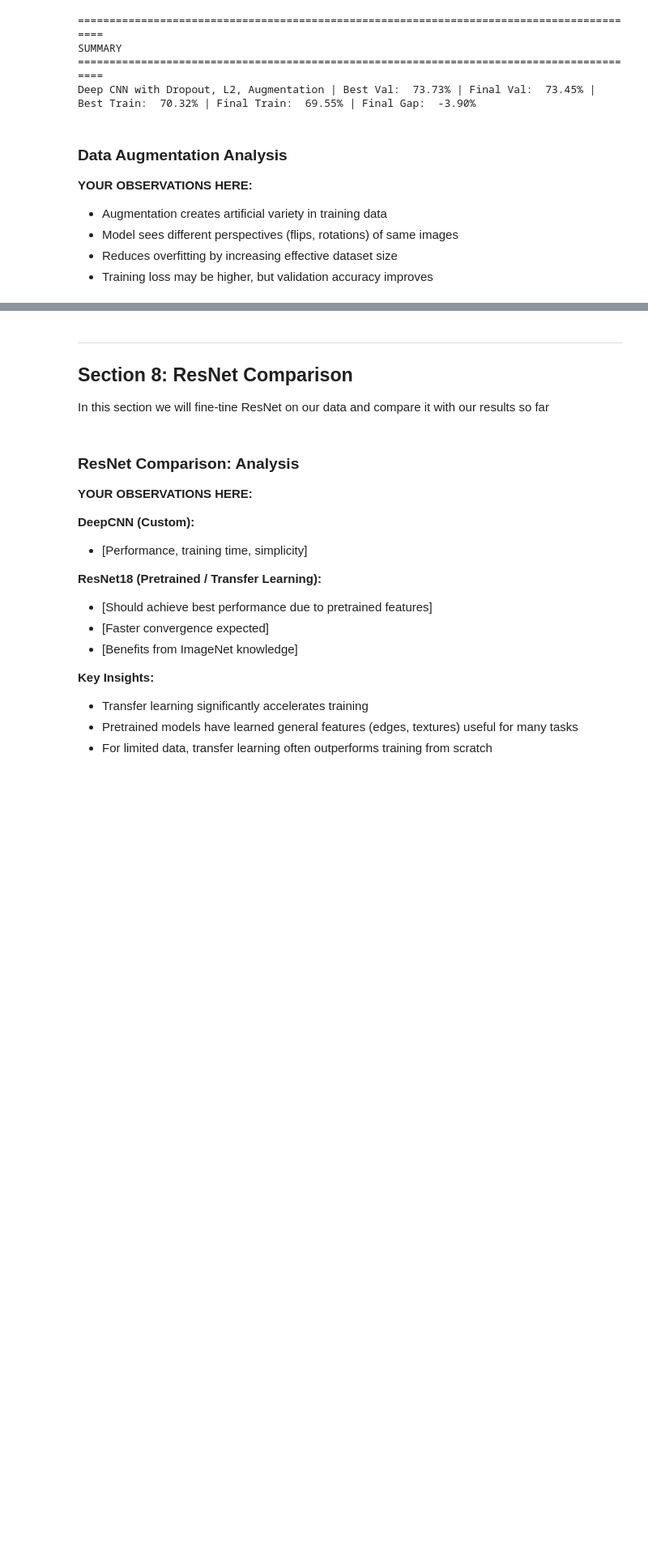
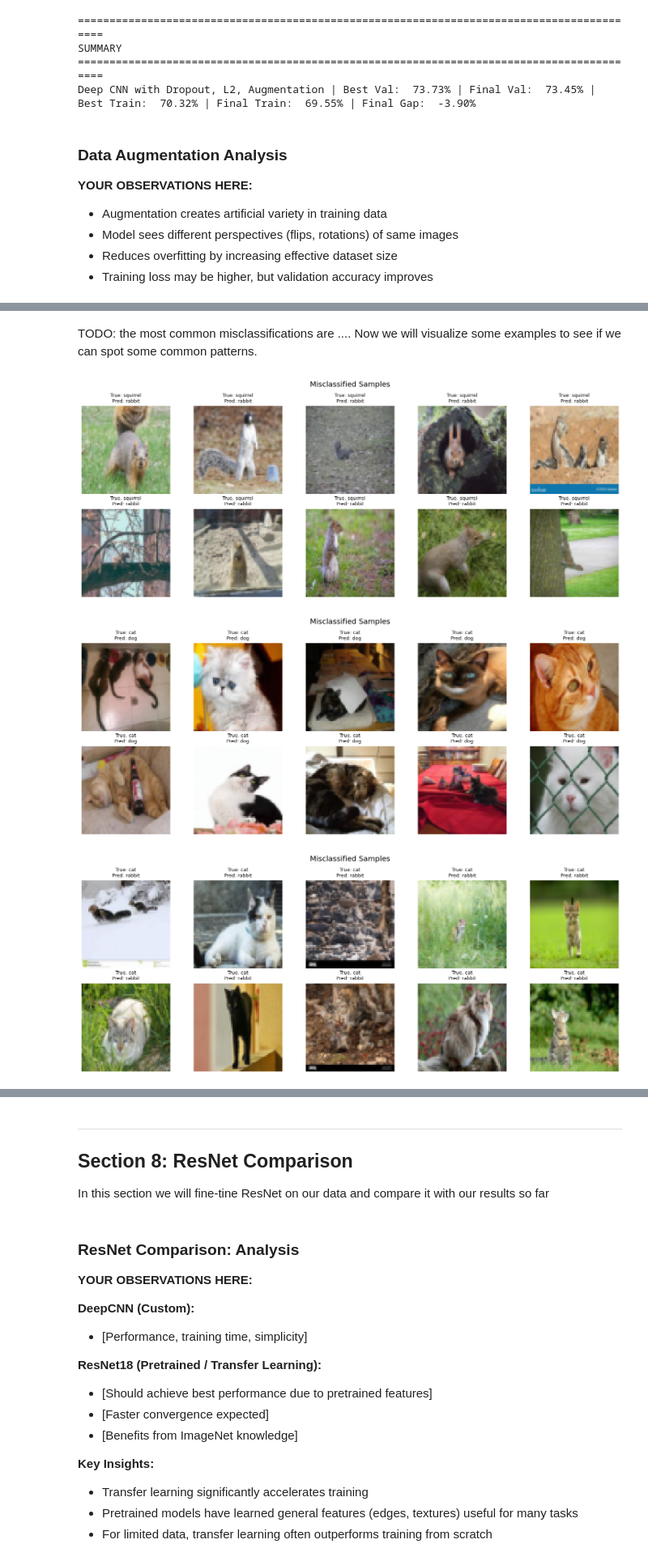
Before and after one commit to marcosncosta1/DeepLearning_practical_1, a Jupyter notebook: cnn_experiments.ipynb, the cells around one changed output, grey strips where cells are left out. Shown at 81% size. Saved outputs shown, nothing was run; the diff lists cells and outputs as text; code cells hidden in the pictures; blank space fills up the shorter version.

Commit message:
Add error analysis

```diff
--- a/cnn_experiments.ipynb
+++ b/cnn_experiments.ipynb
@@ -356,10 +356,22 @@ def train_model(model, train_loader, val_loader, config, device=device, wandb=Tr
 
 
 def load_history(model_name):
+    """Load a saved model's training history for local analysis."""
     model_path = os.path.join(get_working_dir(), "saved_models", f"{model_name}.pt")
     if os.path.exists(model_path):
         checkpoint = torch.load(model_path, map_location=device)
         return checkpoint.get('history')
+    raise FileNotFoundError(f"Model not found at {model_path}")
+
+
+def load_model(model, model_name, device=device):
+    """Load a saved model's weights for inference."""
+    model_path = os.path.join(get_working_dir(), "saved_models", f"{model_name}.pt")
+    if os.path.exists(model_path):
+        checkpoint = torch.load(model_path, map_location=device)
+        model.load_state_dict(checkpoint['model_state_dict'])
+        model.to(device)
+        return model
     raise FileNotFoundError(f"Model not found at {model_path}")
 
 
@@ -1438,0 +1409,7 @@ for (true_cls, pred_cls), count in sorted_pairs:
+# %%
+_, val_loader, train_dataset, val_dataset = get_data_loaders(img_size=IMG_SIZE)
+
+model = DeepCNNRegularized(num_classes=NUM_CLASSES, dropout_conv=0.25, dropout_classifier=0.5)
+model = load_model(model, "Deep CNN Dropout 0.25 0.5 + L2 1e-4 + Augmentation")
+
+preds, labels, probs = get_predictions(model, val_loader, device)
@@ -1439 +1437,12 @@ for (true_cls, pred_cls), count in sorted_pairs:
+# %% [markdown]
+TODO: the most common misclassifications are .... Now we will visualize some examples to see if we can spot some common patterns.
+# %%
+misclassified = get_misclassified_samples(preds, labels)
+show_misclassified(val_dataset, misclassified, CLASS_NAMES, pred_class='rabbit', true_class='squirrel', n=10)
+show_misclassified(val_dataset, misclassified, CLASS_NAMES, pred_class='dog', true_class='cat', n=10)
+show_misclassified(val_dataset, misclassified, CLASS_NAMES, pred_class='rabbit', true_class='cat', n=10)
+# %% [output]
+[figure, added]
+[figure, added]
+[figure, added]
 # %% [markdown]
```
Also changed, not shown: parts of 7 cells of this notebook.
